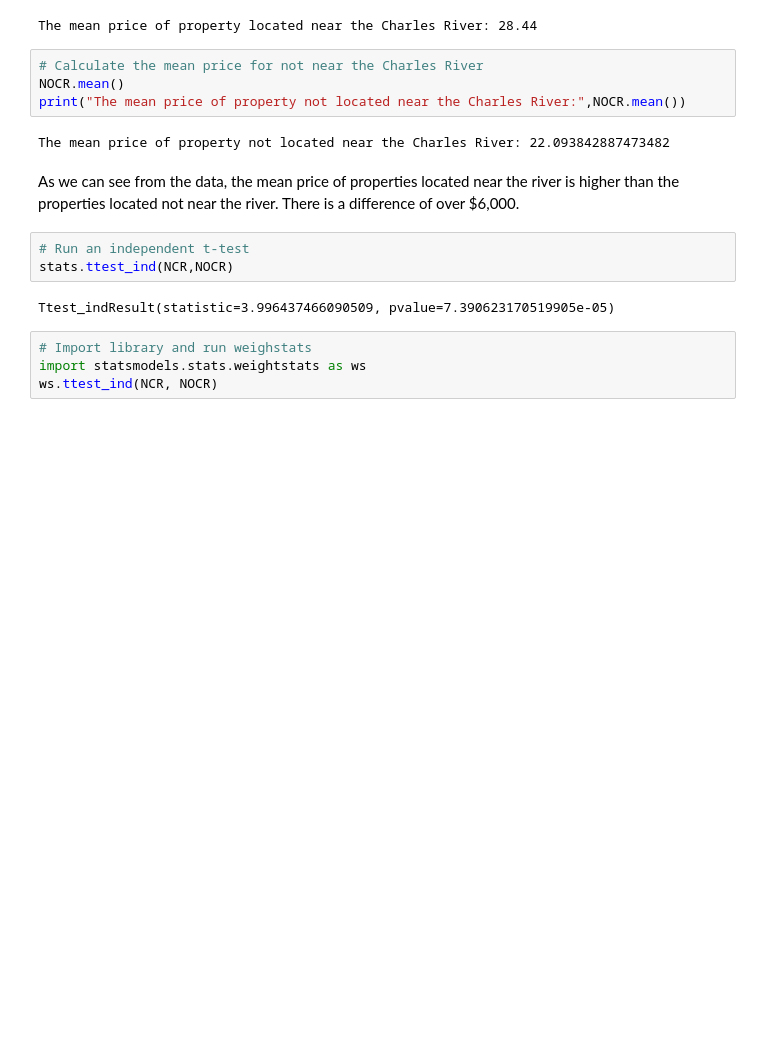
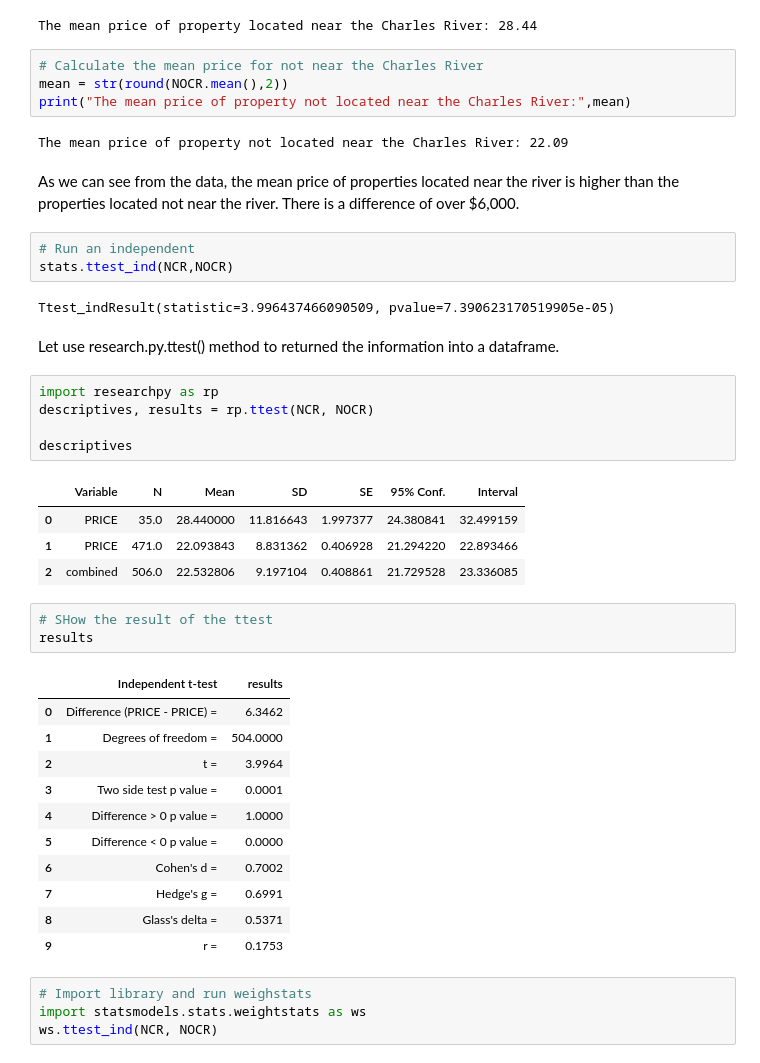
Before and after one commit to JohnADeady/ML-S-Project, a Jupyter notebook: Boston House Prices.ipynb, the cells around one changed output. Saved outputs shown, nothing was run; the diff lists cells and outputs as text; blank space fills up the shorter version.

```diff
--- a/Boston House Prices.ipynb
+++ b/Boston House Prices.ipynb
@@ -275,17 +300,44 @@ print("The mean price of property located near the Charles River:",NCR.mean())
 The mean price of property located near the Charles River: 28.44
 # %%
 # Calculate the mean price for not near the Charles River
-NOCR.mean()
-print("The mean price of property not located near the Charles River:",NOCR.mean())
+mean = str(round(NOCR.mean(),2))
+print("The mean price of property not located near the Charles River:",mean)
 # %% [output]
-The mean price of property not located near the Charles River: 22.093842887473482
+The mean price of property not located near the Charles River: 22.09
 # %% [markdown]
 As we can see from the data, the mean price of properties located near the river is higher than the properties located not near the river. There is a difference of over $6,000.
 # %%
-# Run an independent t-test
+# Run an independent
 stats.ttest_ind(NCR,NOCR)
 # %% [output]
 Ttest_indResult(statistic=3.996437466090509, pvalue=7.390623170519905e-05)
+# %% [markdown]
+Let use research.py.ttest() method to returned the information into a dataframe.
+# %%
+import researchpy as rp
+descriptives, results = rp.ttest(NCR, NOCR)
+
+descriptives
+# %% [output]
+|  | Variable | N | Mean | SD | SE | 95% Conf. | Interval |
+| 0 | PRICE | 35.0 | 28.440000 | 11.816643 | 1.997377 | 24.380841 | 32.499159 |
+| 1 | PRICE | 471.0 | 22.093843 | 8.831362 | 0.406928 | 21.294220 | 22.893466 |
+| 2 | combined | 506.0 | 22.532806 | 9.197104 | 0.408861 | 21.729528 | 23.336085 |
+# %%
+# SHow the result of the ttest
+results
+# %% [output]
+|  | Independent t-test | results |
+| 0 | Difference (PRICE - PRICE) = | 6.3462 |
+| 1 | Degrees of freedom = | 504.0000 |
+| 2 | t = | 3.9964 |
+| 3 | Two side test p value = | 0.0001 |
+| 4 | Difference > 0 p value = | 1.0000 |
+| 5 | Difference < 0 p value = | 0.0000 |
+| 6 | Cohen's d = | 0.7002 |
+| 7 | Hedge's g = | 0.6991 |
+| 8 | Glass's delta = | 0.5371 |
+| 9 | r = | 0.1753 |
 # %%
 # Import library and run weighstats
 import statsmodels.stats.weightstats as ws
```
Also changed, not shown: parts of 36 cells of this notebook.
